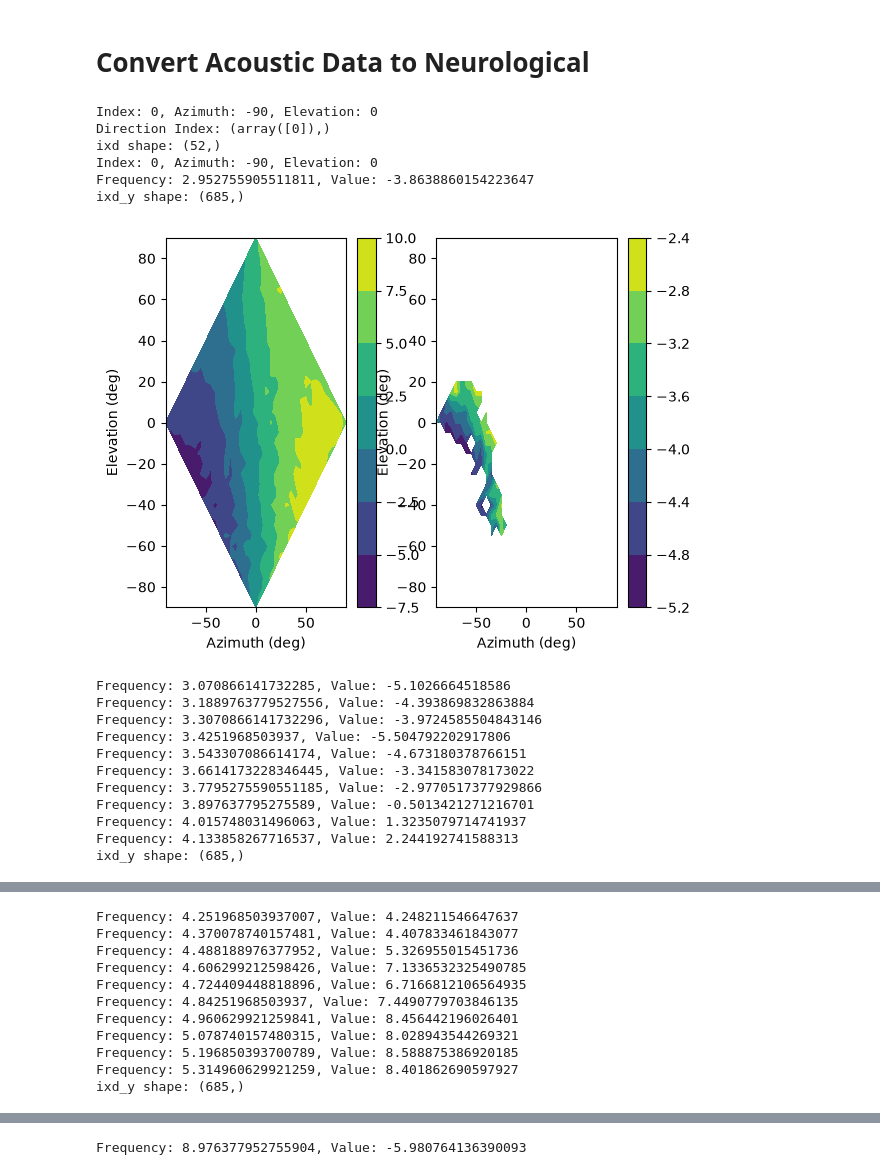
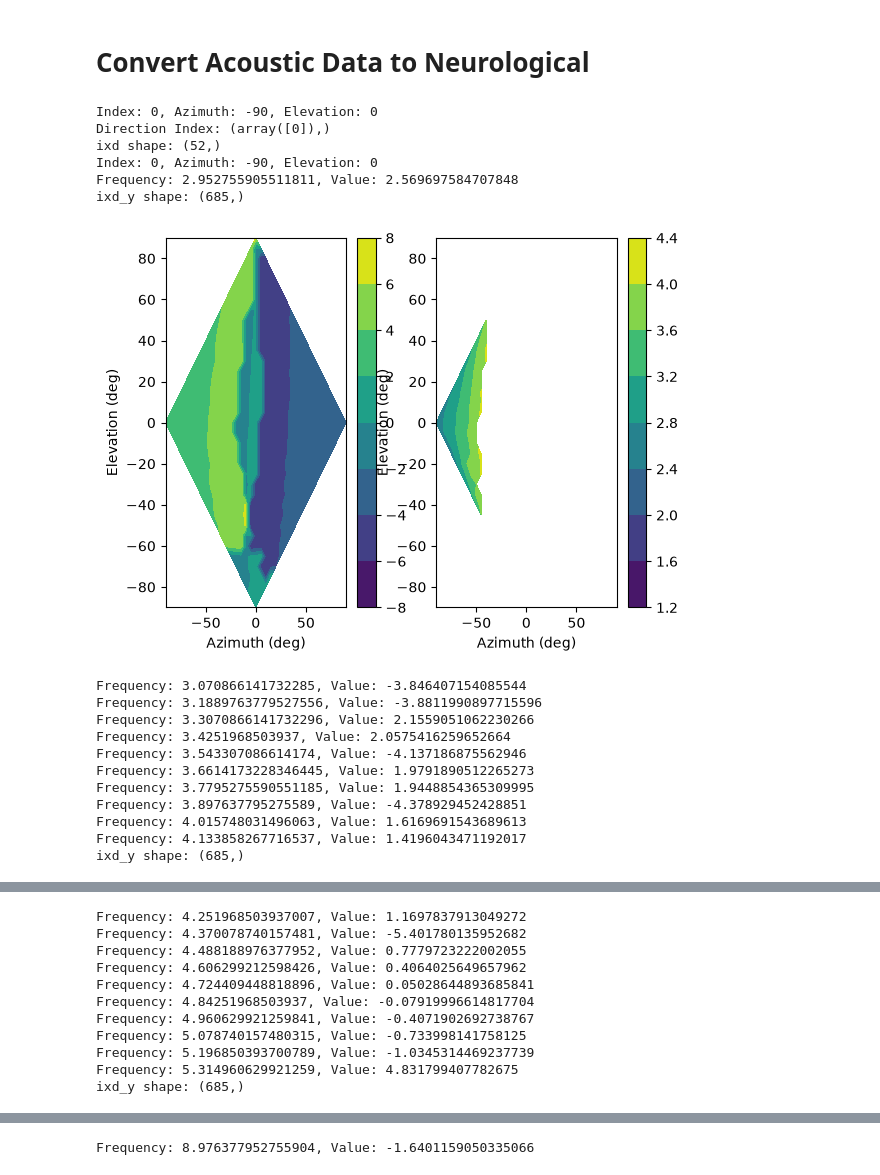
Before and after one commit to debello-lab/rANN, a Jupyter notebook: notebooks/rANN_01_HRTF_Data_Processing.ipynb, the cells around one changed output, grey strips where cells are left out. Cells and saved outputs as stored; diff of their text form; code cells hidden in the pictures.

```diff
--- a/notebooks/rANN_01_HRTF_Data_Processing.ipynb
+++ b/notebooks/rANN_01_HRTF_Data_Processing.ipynb
@@ -155,8 +155,8 @@ Index: 548, Azimuth: 35, Elevation: -20
 # %% [markdown]
 # Convert Acoustic Data to Neurological
 # %%
-IXD = ILD
-tol = 1.25  # Tolerance for finding similar values
+IXD = IPD
+tol = 1.5  # Tolerance for finding similar values
 
 for idx, (az, el) in enumerate(zip(Az, El)):
     print(f"Index: {idx}, Azimuth: {az}, Elevation: {el}")
@@ -194,43 +194,43 @@ for idx, (az, el) in enumerate(zip(Az, El)):
             P[indy, indx] = ixd_y
             plt.contourf(dir, dir, P)
             plt.colorbar()
             plt.xlabel('Azimuth (deg)')
             plt.ylabel('Elevation (deg)')
             #plt.title(f"Frequency: {f[f_index]}, Value: {ixd_f}")
 
             # Find similar values within the tolerance
             ixd_similar_indices = np.where(np.isclose(ixd_y, ixd_f, atol=tol))[0]
             #print(f"Similar indices for frequency index {f_index}: {ixd_similar_indices}")
 
             plt.subplot(1,2,2)
             P = np.full((len(dir), len(dir)), np.nan)
             P[indy[ixd_similar_indices], indx[ixd_similar_indices]] = ixd_y[ixd_similar_indices]
 
             plt.contourf(dir, dir, P)
             plt.xlabel('Azimuth (deg)')
             plt.ylabel('Elevation (deg)')
             plt.colorbar()
             plt.show()
 
 
 
     break
 # %% [output]
 Index: 0, Azimuth: -90, Elevation: 0
 Direction Index: (array([0]),)
 ixd shape: (52,)
 Index: 0, Azimuth: -90, Elevation: 0
-Frequency: 2.952755905511811, Value: -3.8638860154223647
+Frequency: 2.952755905511811, Value: 2.569697584707848
 ixd_y shape: (685,)
-[figure, old version]
+[figure, new version]
-Frequency: 3.070866141732285, Value: -5.1026664518586
-Frequency: 3.1889763779527556, Value: -4.393869832863884
-Frequency: 3.3070866141732296, Value: -3.9724585504843146
-Frequency: 3.4251968503937, Value: -5.504792202917806
-Frequency: 3.543307086614174, Value: -4.673180378766151
-Frequency: 3.6614173228346445, Value: -3.341583078173022
-Frequency: 3.7795275590551185, Value: -2.9770517377929866
-Frequency: 3.897637795275589, Value: -0.5013421271216701
-Frequency: 4.015748031496063, Value: 1.3235079714741937
-Frequency: 4.133858267716537, Value: 2.244192741588313
+Frequency: 3.070866141732285, Value: -3.846407154085544
+Frequency: 3.1889763779527556, Value: -3.8811990897715596
+Frequency: 3.3070866141732296, Value: 2.1559051062230266
+Frequency: 3.4251968503937, Value: 2.0575416259652664
+Frequency: 3.543307086614174, Value: -4.137186875562946
+Frequency: 3.6614173228346445, Value: 1.9791890512265273
+Frequency: 3.7795275590551185, Value: 1.9448854365309995
+Frequency: 3.897637795275589, Value: -4.378929452428851
+Frequency: 4.015748031496063, Value: 1.6169691543689613
+Frequency: 4.133858267716537, Value: 1.4196043471192017
 ixd_y shape: (685,)
@@ -238,11 +238,11 @@ ixd_y shape: (685,)
-Frequency: 4.251968503937007, Value: 4.248211546647637
-Frequency: 4.370078740157481, Value: 4.407833461843077
-Frequency: 4.488188976377952, Value: 5.326955015451736
-Frequency: 4.606299212598426, Value: 7.1336532325490785
-Frequency: 4.724409448818896, Value: 6.7166812106564935
-Frequency: 4.84251968503937, Value: 7.4490779703846135
-Frequency: 4.960629921259841, Value: 8.456442196026401
-Frequency: 5.078740157480315, Value: 8.028943544269321
-Frequency: 5.196850393700789, Value: 8.588875386920185
-Frequency: 5.314960629921259, Value: 8.401862690597927
+Frequency: 4.251968503937007, Value: 1.1697837913049272
+Frequency: 4.370078740157481, Value: -5.401780135952682
+Frequency: 4.488188976377952, Value: 0.7779723222002055
+Frequency: 4.606299212598426, Value: 0.4064025649657962
+Frequency: 4.724409448818896, Value: 0.05028644893685841
+Frequency: 4.84251968503937, Value: -0.07919996614817704
+Frequency: 4.960629921259841, Value: -0.4071902692738767
+Frequency: 5.078740157480315, Value: -0.733998141758125
+Frequency: 5.196850393700789, Value: -1.0345314469237739
+Frequency: 5.314960629921259, Value: 4.831799407782675
 ixd_y shape: (685,)
@@ -286 +286 @@ ixd_y shape: (685,)
-Frequency: 8.976377952755904, Value: -5.980764136390093
+Frequency: 8.976377952755904, Value: -1.6401159050335066
```
Also changed, not shown: parts of 4 cells of this notebook, 1 other file.
